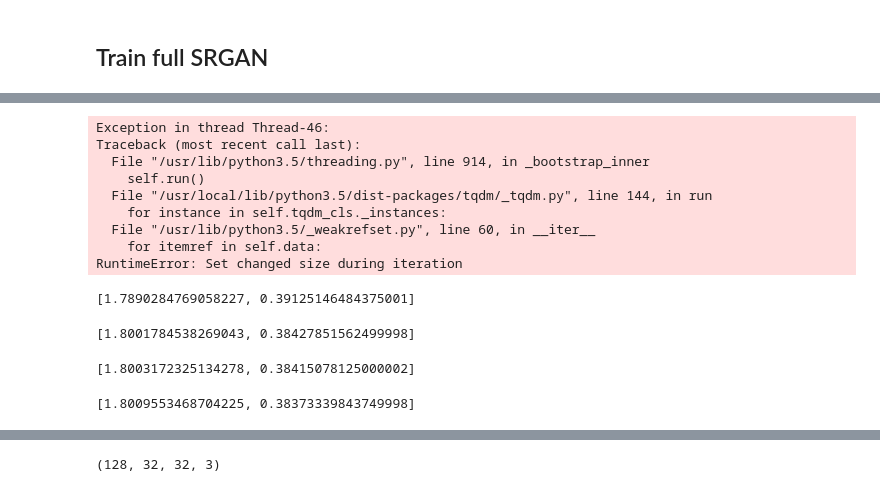
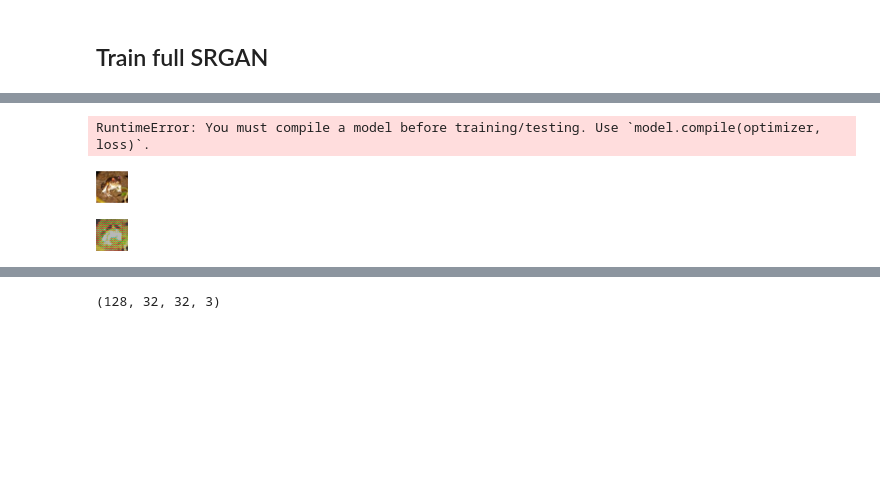
Before and after one commit to several27/COMP6208-AutoEncoder, a Jupyter notebook: several27/SRGAN.ipynb, the cells around one changed output, grey strips where cells are left out. Saved outputs shown, nothing was run; the diff lists cells and outputs as text; code cells hidden in the pictures; blank space fills up the shorter version.

```diff
--- a/several27/SRGAN.ipynb
+++ b/several27/SRGAN.ipynb
@@ -631,40 +640,37 @@ def set_trainable(model, key_word, value=True):
     for layer in layers_list:
         layer.trainable = value
 
+metrics_names = model_discriminator.metrics_names
 with tf.device('/gpu:0'):
     for _ in range(5):
-        for batch_i in tqdm(np.arange(0, x_train_lr.shape[0], batch_size)):
-            if batch_size + batch_i > x_train_lr.shape[0]:
-                continue
+        with tqdm(total=x_train_lr.shape[0] // batch_size) as progress:
+            for batch_i in np.arange(0, x_train_lr.shape[0], batch_size):
+                if batch_size + batch_i > x_train_lr.shape[0]:
+                    continue
 
-            x_train_batch = x_train_norm[batch_i:batch_i+batch_size]
-            x_train_lr_batch = x_train_lr_norm[batch_i:batch_i+batch_size]
+                x_train_batch = x_train_norm[batch_i:batch_i+batch_size]
+                x_train_lr_batch = x_train_lr_norm[batch_i:batch_i+batch_size]
 
-#             set_trainable(model_generator, 'generator', True)
-            set_trainable(model_discriminator, 'discriminator', False)
+    #             set_trainable(model_generator, 'generator', True)
+                set_trainable(model_discriminator, 'discriminator', False)
 
-            model_srgan.train_on_batch(x_train_lr_batch, [1] * batch_size)
+                metrics_srgan = model_srgan.train_on_batch(x_train_lr_batch, [1] * batch_size)
 
-#             set_trainable(model_generator, 'generator', False)
-            set_trainable(model_discriminator, 'discriminator', True)
+    #             set_trainable(model_generator, 'generator', False)
+                set_trainable(model_discriminator, 'discriminator', True)
 
-            x_train_predictions = model_generator.predict(x_train_lr_batch)
-            model_discriminator.train_on_batch(np.concatenate([x_train_predictions, x_train_batch]),
-                                               np.concatenate([[0] * batch_size, [1] * batch_size]))
+                x_train_predictions = model_generator.predict(x_train_lr_batch)
+                metrics = model_discriminator.train_on_batch(np.concatenate([x_train_predictions, x_train_batch]),
+                                                             np.concatenate([[0] * batch_size, [1] * batch_size]))
+                progress.set_description('Srgan: %s: %s; %s: %s; Discriminator: %s: %s; %s: %s' %
+                    (metrics_names[0], metrics_srgan[0], metrics_names[1], metrics_srgan[1], metrics_names[0],
+                     metrics[0], metrics_names[1], metrics[1]))
+                progress.update()
 
-        print(model_srgan.evaluate(x_test_lr_norm, [1] * x_test_lr_norm.shape[0]))
-        print(model_generator.evaluate(x_test_lr_norm, x_test_norm))
+#             print(model_srgan.evaluate(x_test_lr_norm, [1] * x_test_lr_norm.shape[0]))
+#             print(model_generator.evaluate(x_test_lr_norm, x_test_norm))
-# %% [output]
-Exception in thread Thread-46:
-Traceback (most recent call last):
-  File "/usr/lib/python3.5/threading.py", line 914, in _bootstrap_inner
-    self.run()
-  File "/usr/local/lib/python3.5/dist-packages/tqdm/_tqdm.py", line 144, in run
-    for instance in self.tqdm_cls._instances:
-  File "/usr/lib/python3.5/_weakrefset.py", line 60, in __iter__
-    for itemref in self.data:
-RuntimeError: Set changed size during iteration
-[1.7890284769058227, 0.39125146484375001]
-[1.8001784538269043, 0.38427851562499998]
-[1.8003172325134278, 0.38415078125000002]
-[1.8009553468704225, 0.38373339843749998]
+# %%
+print(model_srgan.evaluate(x_test_lr_norm, [1] * x_test_lr_norm.shape[0]))
+print(model_generator.evaluate(x_test_lr_norm, x_test_norm))
+# %% [output]
+RuntimeError: You must compile a model before training/testing. Use `model.compile(optimizer, loss)`.
@@ -670,0 +679,8 @@ RuntimeError: Set changed size during iteration
+# %%
+Image.fromarray(x_train[0])
+# %% [output]
+[figure, added]
+# %%
+Image.fromarray((predictions[0] * x_train_std + x_train_mean).astype(np.uint8))
+# %% [output]
+[figure, added]
```
Also changed, not shown: parts of 13 cells of this notebook.
